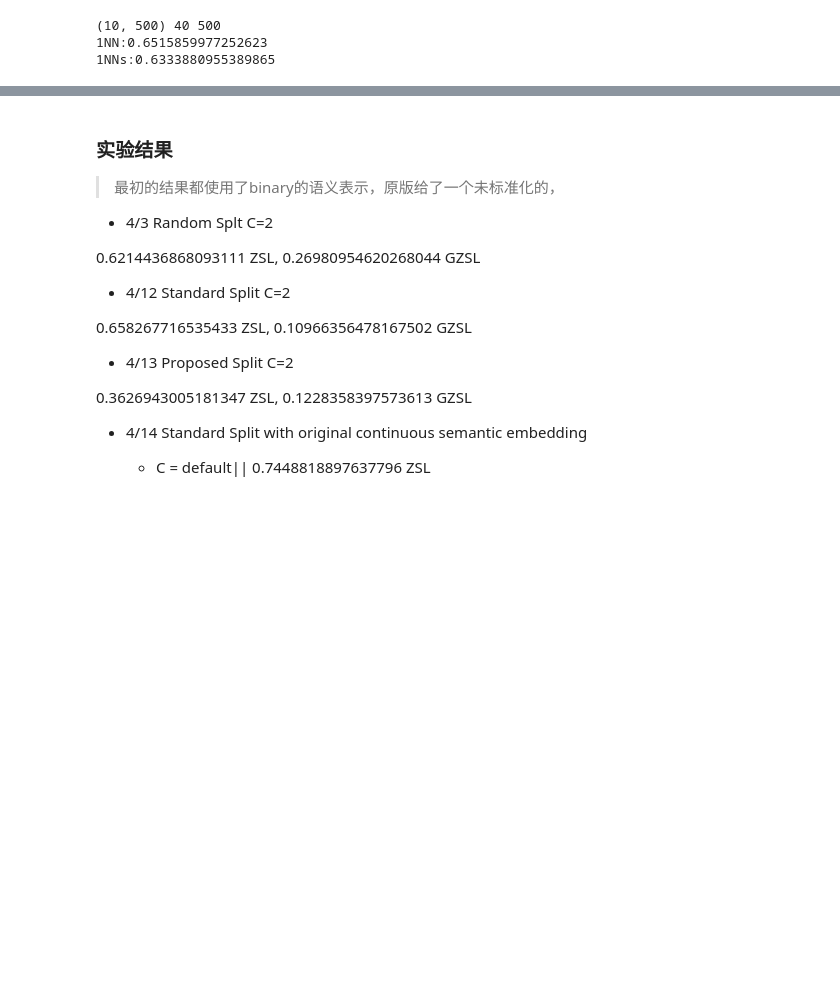
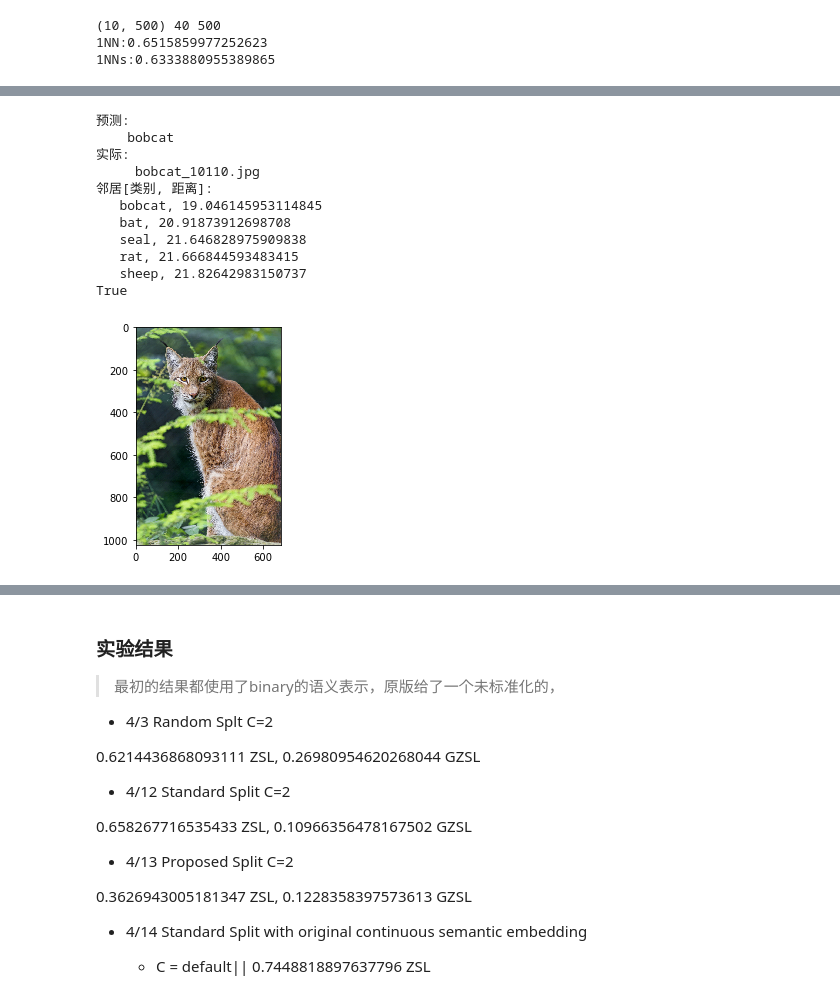
Before and after one commit to scarletfrank/exem-py3-zsl, a Jupyter notebook: awa2.ipynb, the cells around one changed output, grey strips where cells are left out. Saved outputs shown, nothing was run; the diff lists cells and outputs as text; code cells hidden in the pictures; blank space fills up the shorter version.

```diff
--- a/awa2.ipynb
+++ b/awa2.ipynb
@@ -304,0 +344,15 @@ test_class
+# %%
+predict(666, imgs[test_index])
+# %% [output]
+预测:
+    bobcat
+实际:
+     bobcat_10110.jpg
+邻居[类别, 距离]:
+   bobcat, 19.046145953114845
+   bat, 20.91873912698708
+   seal, 21.646828975909838
+   rat, 21.666844593483415
+   sheep, 21.82642983150737
+True
+[figure, added]
```
Also changed, not shown: parts of 14 cells of this notebook, 4 other files.
